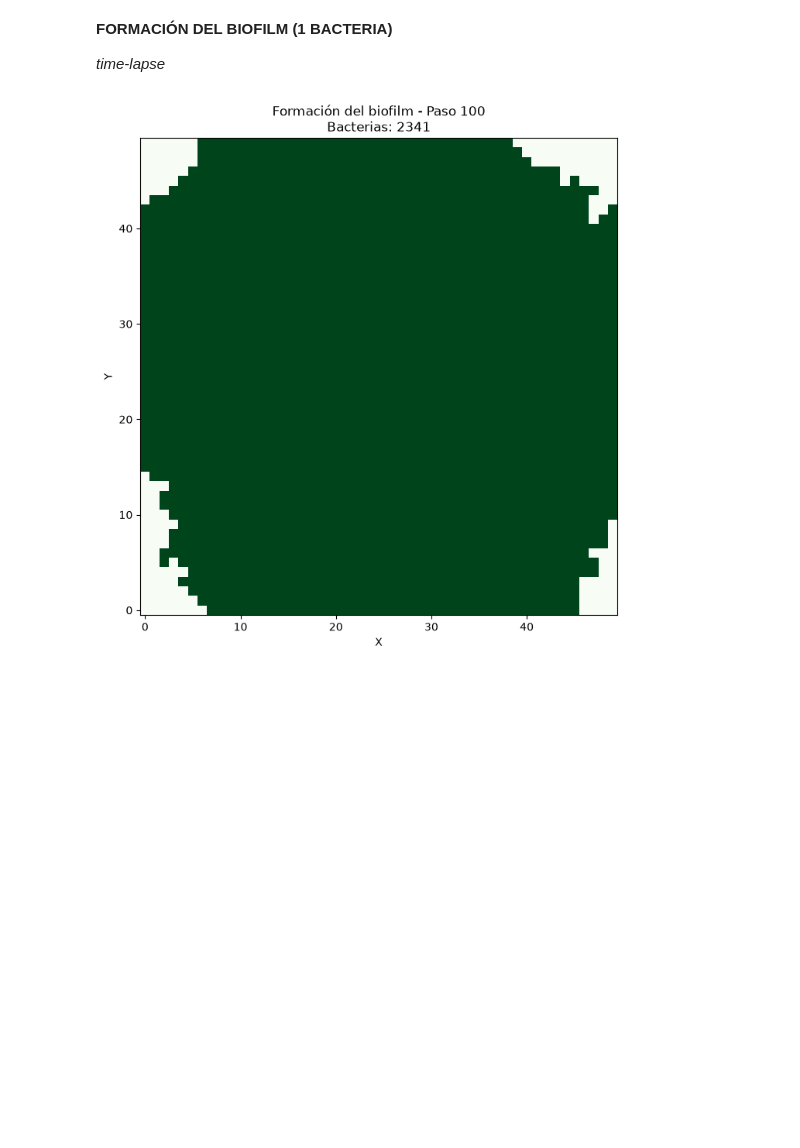
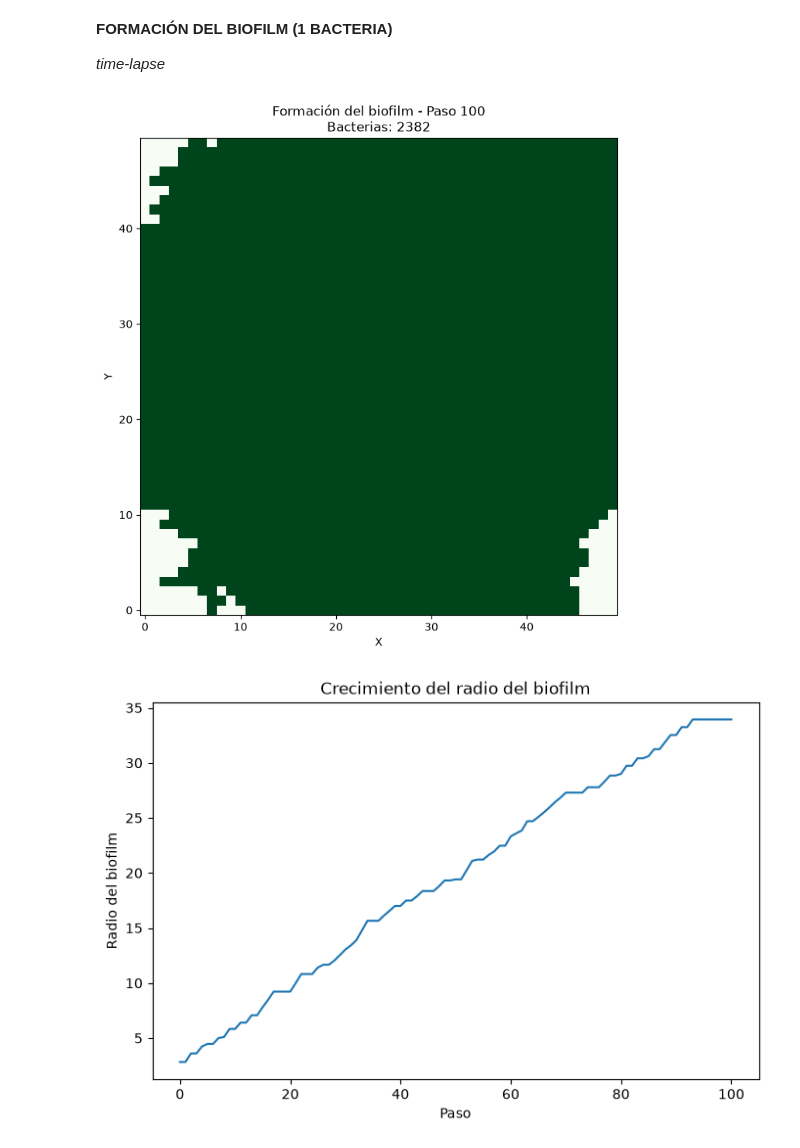
Before and after one commit to ElenaAndreu/Biofilm, a Jupyter notebook: biofilm.ipynb, the cells around one changed output. Cells and saved outputs as stored; diff of their text form; code cells hidden in the pictures; blank space fills up the shorter version.

Commit message:
radio vs prob + optimización

```diff
--- a/biofilm.ipynb
+++ b/biofilm.ipynb
@@ -9,7 +9,6 @@ import random
 from IPython.display import display, clear_output
 import time
 # %%
-
 l = 50
 b_0 = 5
 div_prob = 0.3
@@ -41,43 +40,88 @@ def get_neighbors(x, y):
 def divide_bacterium(x, y):
     neighbors = get_neighbors(x, y)
     free_pos = [(nx, ny) for nx, ny in neighbors if lattice[nx, ny] == 0]
-    if len(free_pos) == 0:            ## si està rodeada no se divide
-        return
+    if len(free_pos) == 0:
+        return False
 
-    daughter_x, daughter_y = random.choice(free_pos)  ## selecciona una posición libre al azar
+    daughter_x, daughter_y = random.choice(free_pos)
 
     lattice[daughter_x, daughter_y] = 1
+    return True
 
-print("Hola")
+lattice_history = []
+blocked_bacteria = set()
+
 for step in range(steps + 1):
-    print("Hola ", step)
 
     clear_output(wait=True)
+    lattice_history.append(lattice.copy())
 
     plt.figure(figsize=(8, 8))
 
     plt.imshow(lattice, origin="lower", cmap="Greens", vmin=0, vmax=1)
 
     plt.xlim(-0.5, l - 0.5)
     plt.ylim(-0.5, l - 0.5)
 
     plt.title(
         f"Formación del biofilm - Paso {step}\n"
         f"Bacterias: {np.sum(lattice)}"
     )
     plt.xlabel("X")
     plt.ylabel("Y")
     plt.show()
 
-    time.sleep(0.1)
+    time.sleep(0.05)
     if step == steps:
         break
 
     bacteria_positions = list(zip(*np.where(lattice == 1)))
     random.shuffle(bacteria_positions)
     for x, y in bacteria_positions:
-        if lattice[x, y] == 1:
-            if random.random() < div_prob:
-                divide_bacterium(x, y)
+        if (x, y) in blocked_bacteria:
+            continue
+
+        neighbors = get_neighbors(x, y)
+
+        free_pos = [(nx, ny) for nx, ny in neighbors if lattice[nx, ny] == 0]
+        if len(free_pos) == 0:
+            blocked_bacteria.add((x, y))
+            continue
+        if random.random() < div_prob:
+            daughter_x, daughter_y = random.choice(free_pos)
+            lattice[daughter_x, daughter_y] = 1
+
+
+
+def calculate_radius(lattice):
+    bacteria_positions = np.argwhere(lattice == 1)
+
+    if len(bacteria_positions) == 0:
+        return 0
+
+    distances = []
+
+    for x, y in bacteria_positions:
+        distance = np.sqrt((x - center)**2 + (y - center)**2)
+        distances.append(distance)
+
+    return max(distances)
+
+radius_history = []
+for lattice_steps in lattice_history:
+
+    radius = calculate_radius(lattice_steps)
+    radius_history.append(radius)
+
+plt.figure(figsize=(8, 5))
+
+plt.plot(range(step + 1), radius_history)
+
+plt.xlabel("Paso")
+plt.ylabel("Radio del biofilm")
+plt.title("Crecimiento del radio del biofilm")
+
+plt.show()
 # %% [output]
-[figure, old version]
+[figure, new version]
+[figure, added]
```
Also changed, not shown: parts of 3 cells of this notebook.
